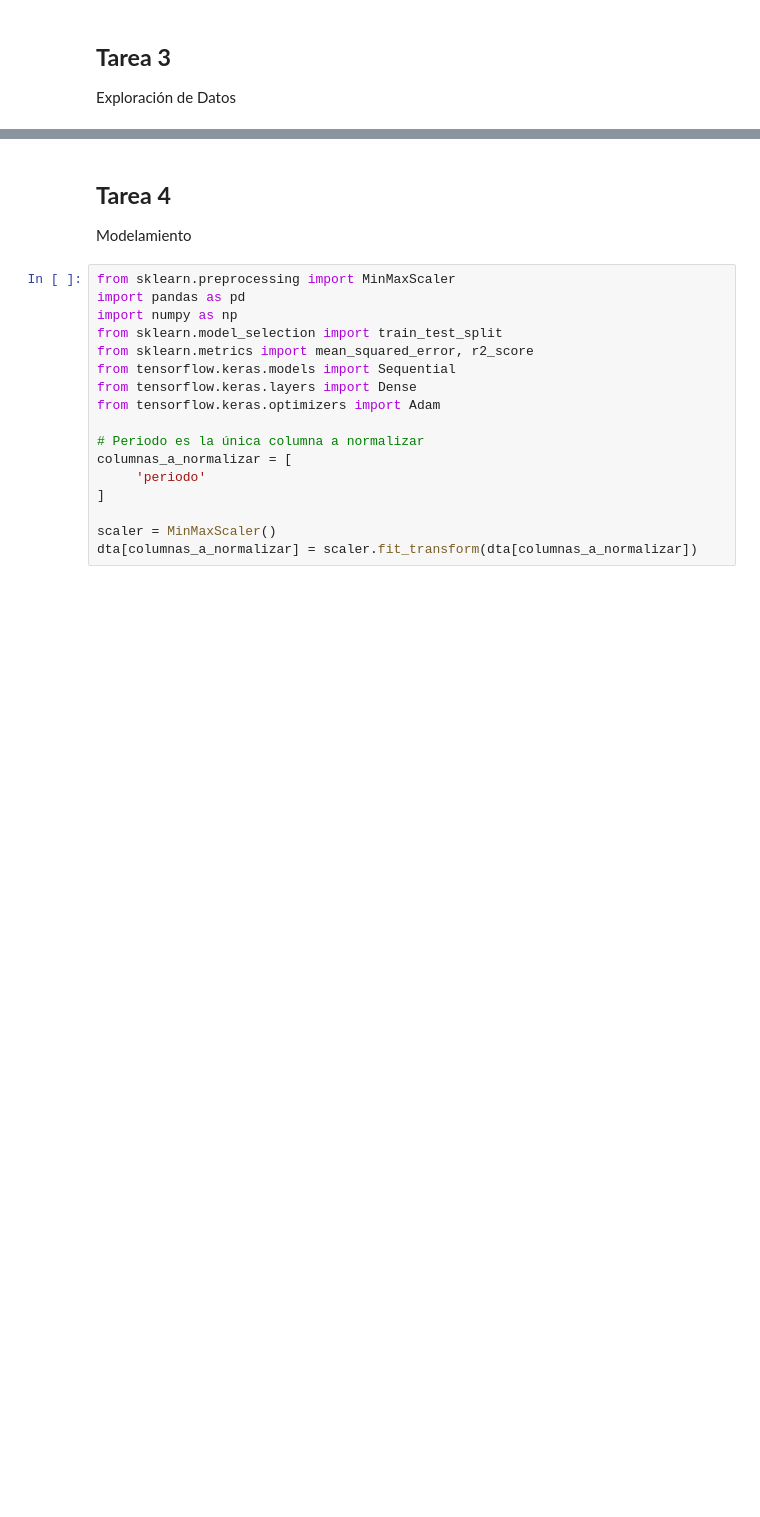
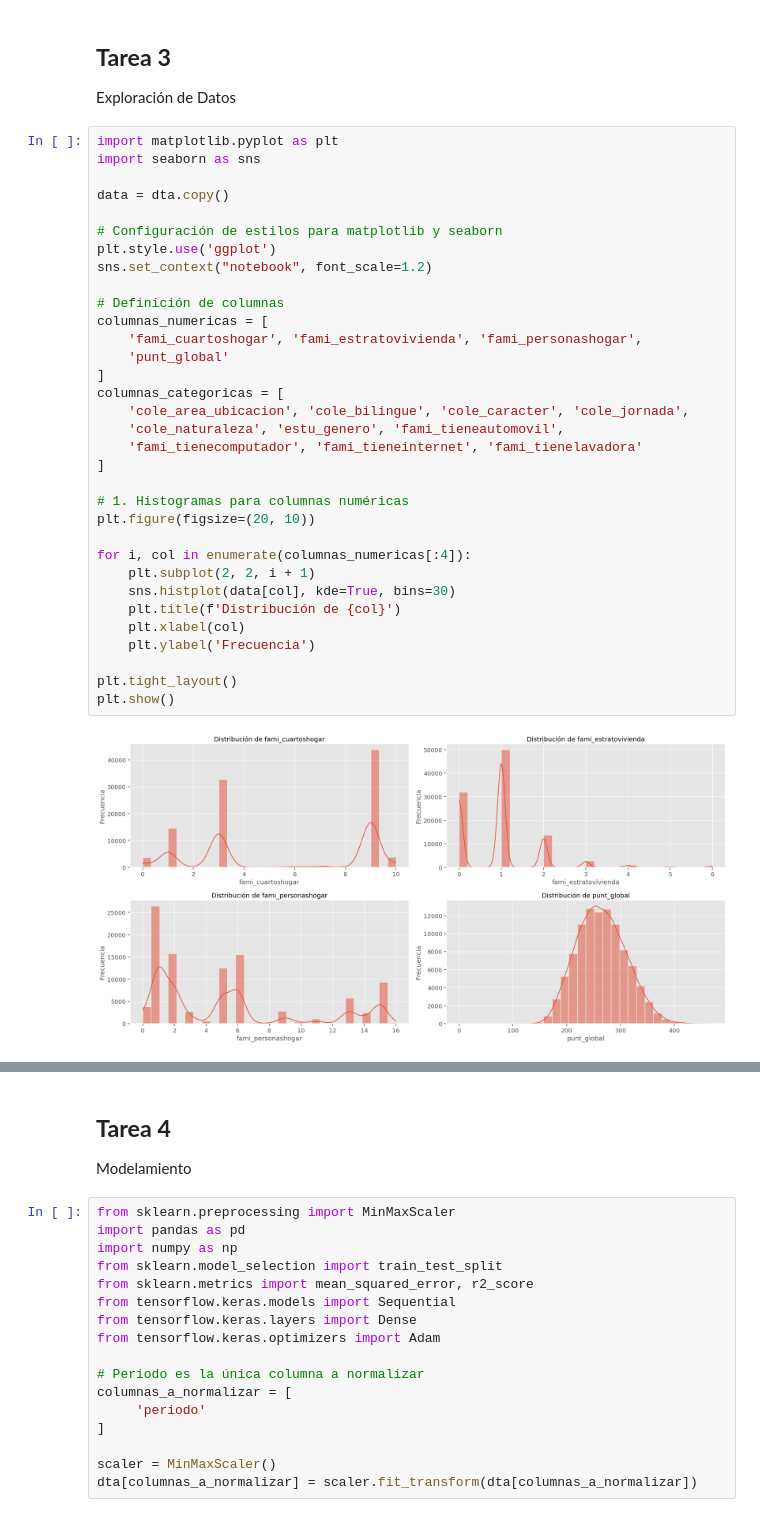
Before and after one commit to cduquee/Proyecto3_Analitica, a Jupyter notebook: tareas/Tarea2.ipynb, the cells around one changed output, grey strips where cells are left out. Cells and saved outputs as stored; diff of their text form; blank space fills up the shorter version.

```diff
--- a/tareas/Tarea2.ipynb
+++ b/tareas/Tarea2.ipynb
@@ -393,3 +429,38 @@ for col in columnas_no_numericas:
 # %% [markdown]
 ## **Tarea 3**
 Exploración de Datos
+# %%
+import matplotlib.pyplot as plt
+import seaborn as sns
+
+data = dta.copy()
+
+# Configuración de estilos para matplotlib y seaborn
+plt.style.use('ggplot')
+sns.set_context("notebook", font_scale=1.2)
+
+# Definición de columnas
+columnas_numericas = [
+    'fami_cuartoshogar', 'fami_estratovivienda', 'fami_personashogar',
+    'punt_global'
+]
+columnas_categoricas = [
+    'cole_area_ubicacion', 'cole_bilingue', 'cole_caracter', 'cole_jornada',
+    'cole_naturaleza', 'estu_genero', 'fami_tieneautomovil',
+    'fami_tienecomputador', 'fami_tieneinternet', 'fami_tienelavadora'
+]
+
+# 1. Histogramas para columnas numéricas
+plt.figure(figsize=(20, 10))
+
+for i, col in enumerate(columnas_numericas[:4]):
+    plt.subplot(2, 2, i + 1)
+    sns.histplot(data[col], kde=True, bins=30)
+    plt.title(f'Distribución de {col}')
+    plt.xlabel(col)
+    plt.ylabel('Frecuencia')
+
+plt.tight_layout()
+plt.show()
+# %% [output]
+[figure, added]
```
Also changed, not shown: parts of 14 cells of this notebook.
